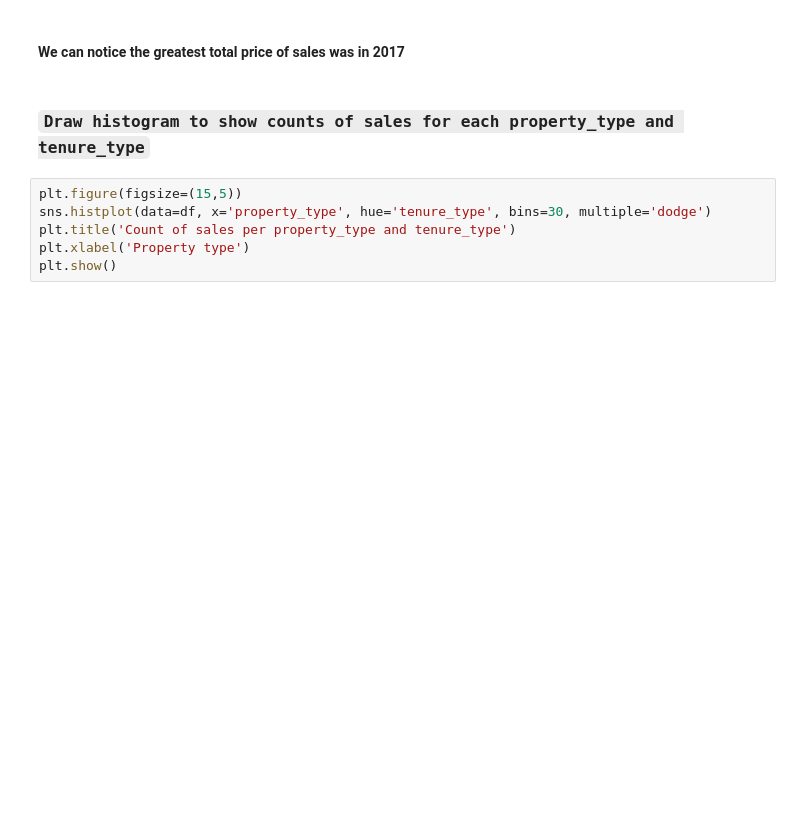
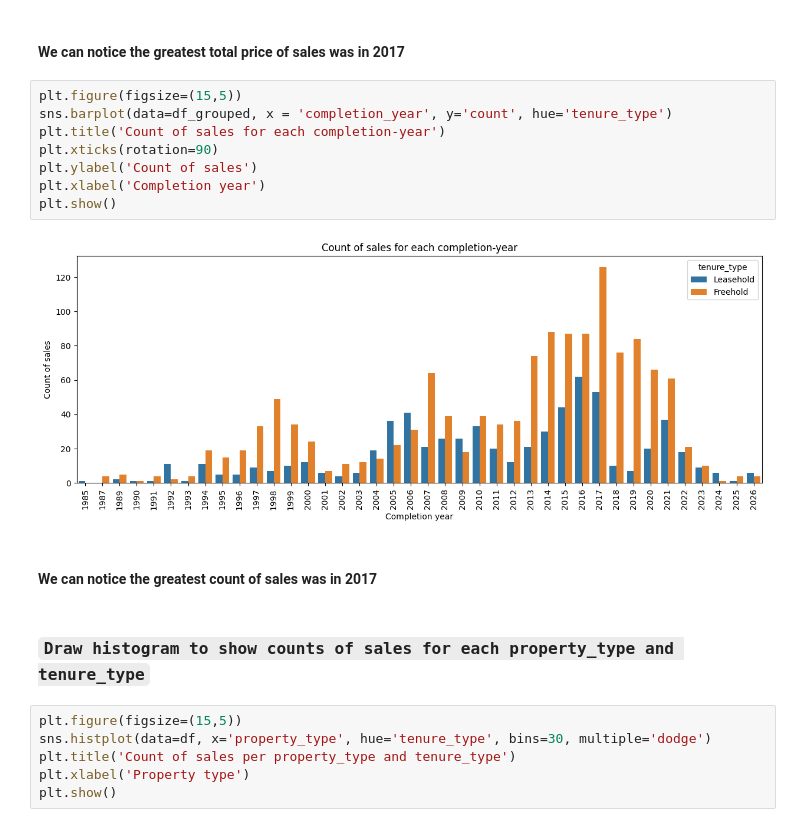
Before and after one commit to aahmedsherif/FinalProject, a Jupyter notebook: script.ipynb, the cells around one changed output. Saved outputs shown, nothing was run; the diff lists cells and outputs as text; blank space fills up the shorter version.

```diff
--- a/script.ipynb
+++ b/script.ipynb
@@ -530,5 +545,17 @@ plt.show()
 # %% [markdown]
 #### We can notice the greatest total price of sales was in 2017
+# %%
+plt.figure(figsize=(15,5))
+sns.barplot(data=df_grouped, x = 'completion_year', y='count', hue='tenure_type')
+plt.title('Count of sales for each completion-year')
+plt.xticks(rotation=90)
+plt.ylabel('Count of sales')
+plt.xlabel('Completion year')
+plt.show()
+# %% [output]
+[figure, added]
+# %% [markdown]
+#### We can notice the greatest count of sales was in 2017
 # %% [markdown]
 ### `Draw histogram to show counts of sales for each property_type and tenure_type`
 # %%
```
Also changed, not shown: parts of 2 cells of this notebook.
